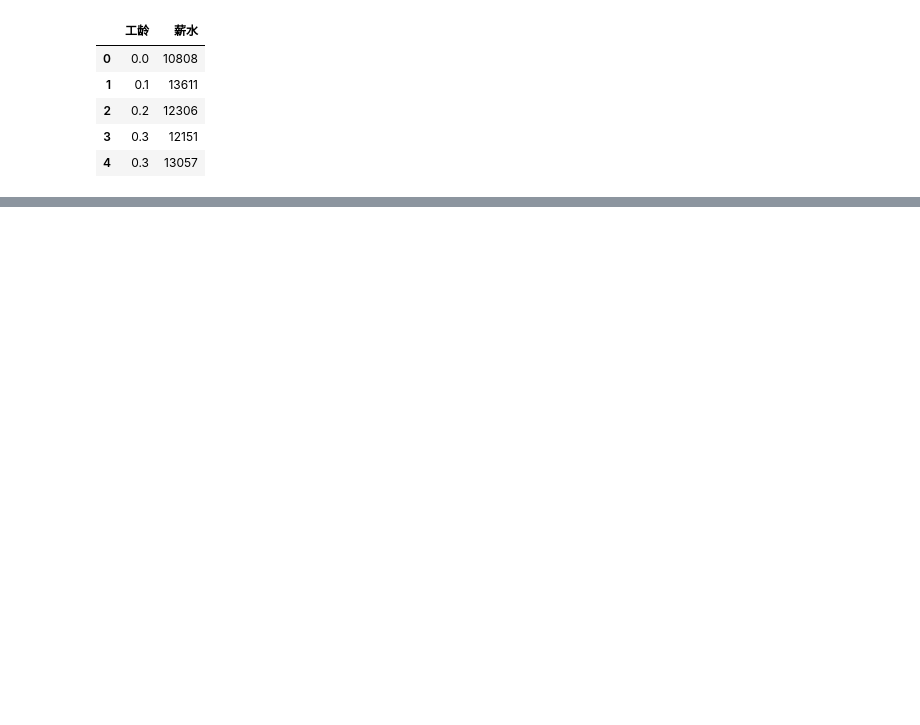
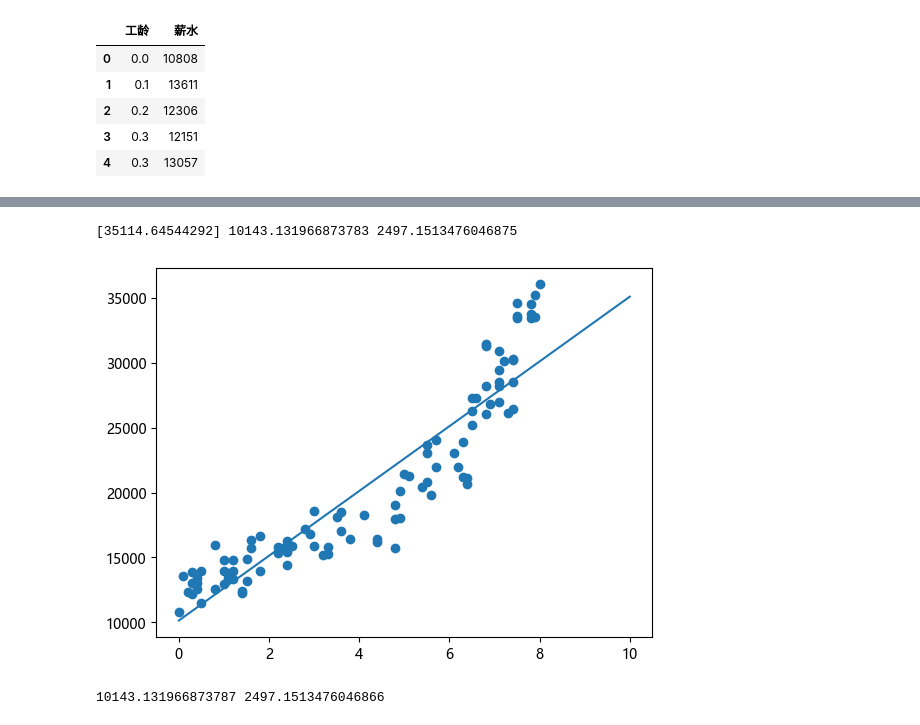
Before and after one commit to lizhengxing2024/nlp, a Jupyter notebook: 002.线性回归与最小二乘法/线性回归与最小二乘法.ipynb, the cells around one changed output, grey strips where cells are left out. Saved outputs shown, nothing was run; the diff lists cells and outputs as text; code cells hidden in the pictures; blank space fills up the shorter version.

```diff
--- a/002.线性回归与最小二乘法/线性回归与最小二乘法.ipynb
+++ b/002.线性回归与最小二乘法/线性回归与最小二乘法.ipynb
@@ -13,0 +31,34 @@ df.head()
+# %%
+import pandas as pd
+from sklearn.linear_model import LinearRegression
+model = LinearRegression()
+model.fit(X, Y)
+r = model.predict(pd.DataFrame({'工龄':[10]}))
+print(r, model.intercept_, model.coef_[0])
+
+import numpy as np
+Z = np.linspace(0, 10, 200)
+plt.scatter(X, Y)
+plt.plot(Z, model.predict(pd.DataFrame({'工龄':Z})))
+plt.show()
+# %% [output]
+[35114.64544292] 10143.131966873783 2497.1513476046875
+[figure, added]
+# %%
+df = pd.read_excel('工龄-薪水.xlsx')
+
+df.head()
+
+df['x'] = df['工龄']
+df['t'] = df['薪水']
+df['xt'] = df['工龄'] * df['薪水']
+df['xx'] = df['工龄'] * df['工龄']
+
+df.head()
+
+w1 = (df['x'].mean() * df['t'].mean() - df['xt'].mean()) / (df['x'].mean() * df['x'].mean() - df['xx'].mean())
+w0 = df['t'].mean() - df['x'].mean()*w1
+
+print(w0, w1)
+# %% [output]
+10143.131966873787 2497.1513476046866
```
Also changed, not shown: parts of 2 cells of this notebook, 1 other file.
